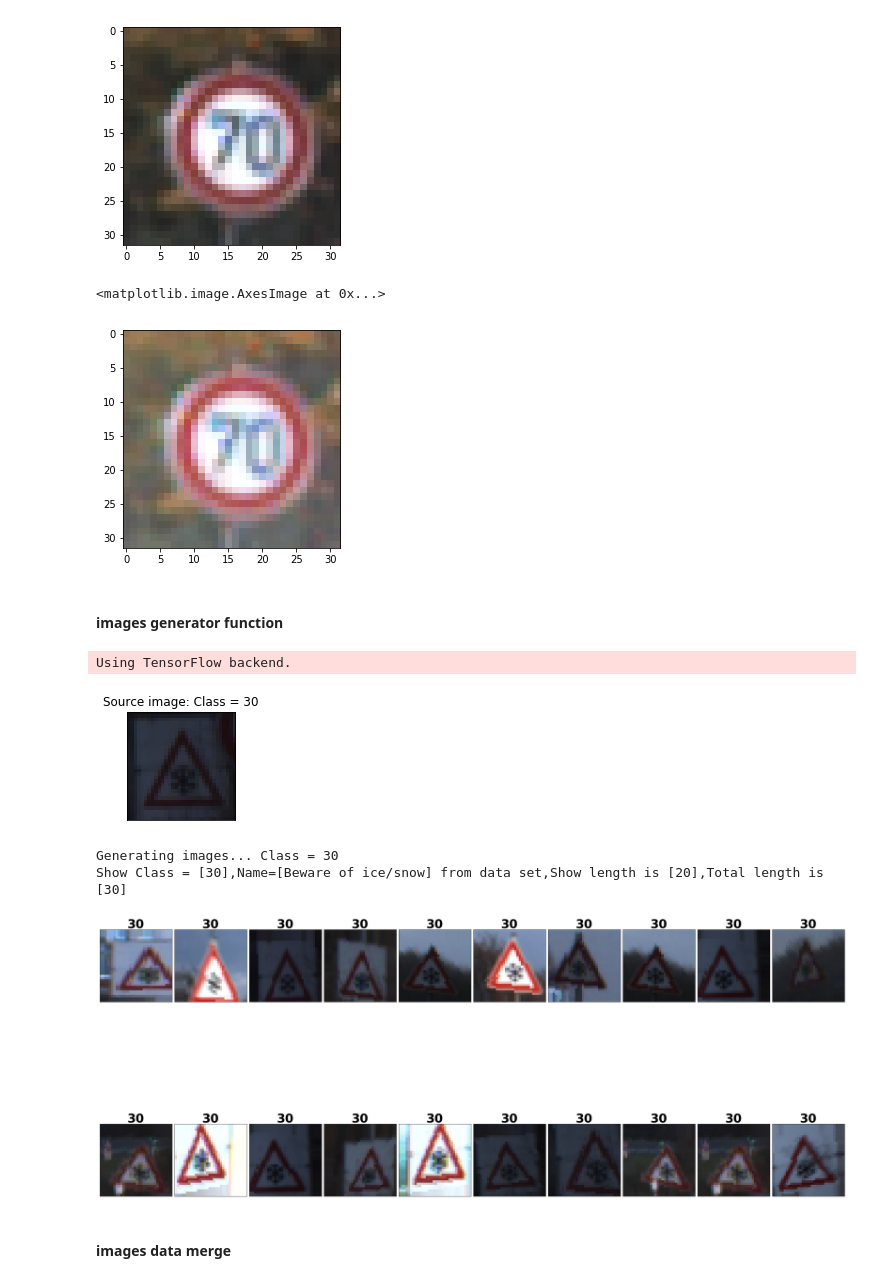
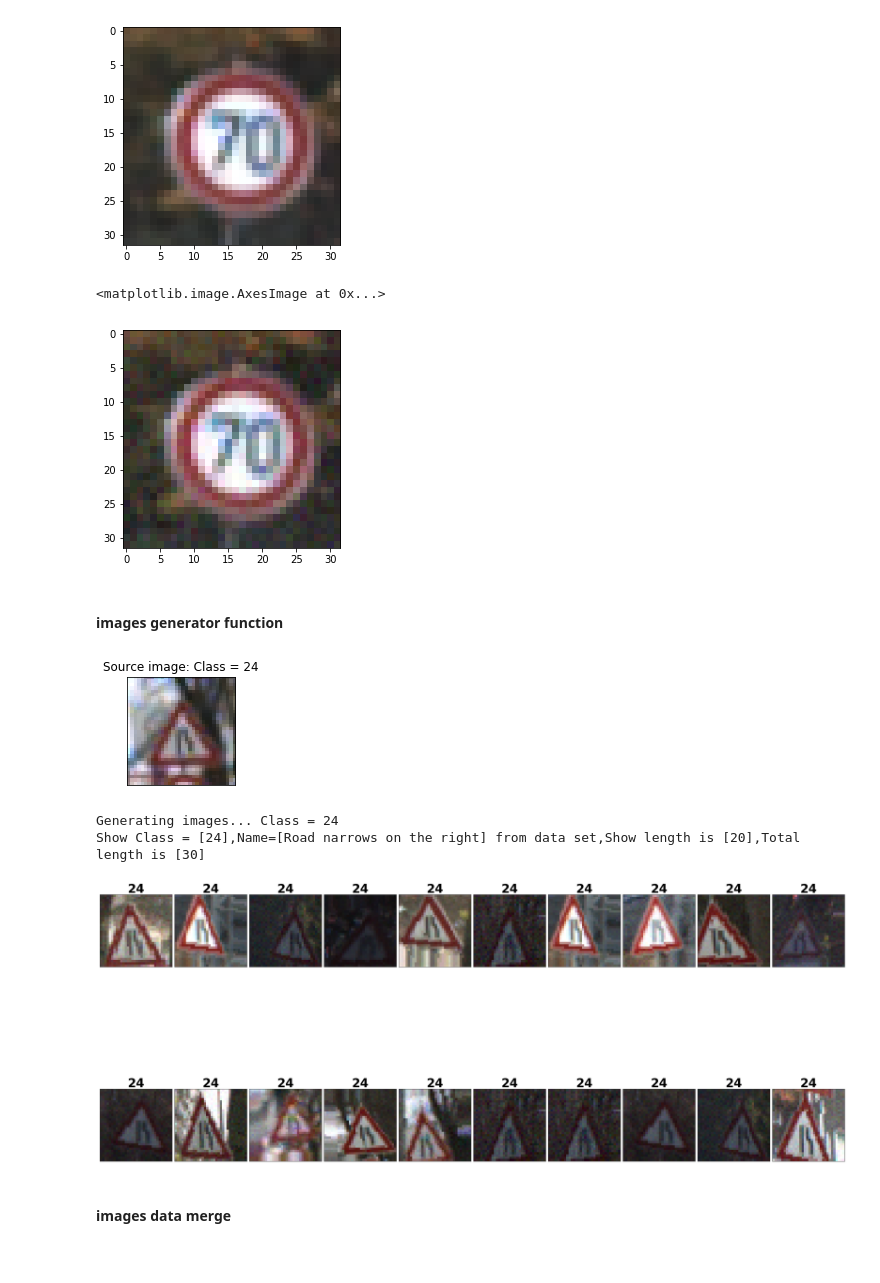
Before and after one commit to aimuch/CarND-Traffic-Sign-Classifier-Project, a Jupyter notebook: Traffic_Sign_Classifier.ipynb, the cells around one changed output. Cells and saved outputs as stored; diff of their text form; code cells hidden in the pictures.

```diff
--- a/Traffic_Sign_Classifier.ipynb
+++ b/Traffic_Sign_Classifier.ipynb
@@ -274,6 +274,7 @@ show_compared_histogram()
 #### Define series preprocess function
 # %%
 import cv2
+from skimage.util import random_noise
 
 def gamma_correction(image,gamma):
     """
@@ -295,14 +296,9 @@ def gamma_image(image,gamma=0.5):
     img_cvt[:,:,2] = gamma_correction(img_cvt[:,:,2],2*np.random.sample(1)+gamma)
     return cv2.cvtColor(img_cvt, cv2.COLOR_HSV2RGB)
 
-# def gaussian_noise(img):
-#     """"
-#     Gaussian noise function as expection of noise
-
-#     """
-#     from skimage.util import random_noise
-#     var = 0.001*np.random.random_sample(1)
-#     return np.uint8(255*random_noise(img/255, mode="gaussian",var=var))
+def gaussian_noise(img,mode='gaussian'):
+    var = 0.001*np.random.random_sample(1)
+    return np.uint8(255*random_noise(img/255.,mode=mode,var=var))
 
 def projection_transform(image,hlimit=14,wlimit=14):
     """
@@ -324,10 +320,16 @@ def projection_transform(image,hlimit=14,wlimit=14):
 
 
 def extend_images_process(img):
-    if np.random.sample(1)<0.5:
+    result = img
+    if np.random.sample(1)<0.3:
         result = gamma_image(img)
-    else:
+
+    if np.random.sample(1)<0.2:
         result = projection_transform(img)
+
+    if np.random.randint(1)<0.3:
+        result = gaussian_noise(img)
+
     return result
 # %%
 plt.imshow(X_train[8020])
@@ -335,10 +337,10 @@ plt.imshow(X_train[8020])
 <matplotlib.image.AxesImage at 0x...>
 [figure]
 # %%
-plt.imshow(extend_images_process(X_train[8020]))
+plt.imshow(gaussian_noise(X_train[8020]))
 # %% [output]
 <matplotlib.image.AxesImage at 0x...>
-[figure, old version]
+[figure, new version]
 # %% [markdown]
 #### images generator function
 # %%
@@ -349,7 +351,8 @@ datagen = ImageDataGenerator(rotation_range=5.,
                              zoom_range=0.2,
                              channel_shift_range=0.5,
                              width_shift_range=0.15,
-                             height_shift_range=0.15) # preprocessing_function=extend_images_process
+                             height_shift_range=0.15,
+                             preprocessing_function=extend_images_process) # preprocessing_function=extend_images_process
 
 def gen_class_images_show(X_data,y_data,x_class):
     images = np.copy(X_data[y_data==x_class])
@@ -375,15 +378,13 @@ def gen_class_images_show(X_data,y_data,x_class):
         break # 产生一次即可
 
     show_one_class_images(X_gen,y_gen,x_class,batch_size,withexample=False)
-# %% [output]
-Using TensorFlow backend.
 # %%
-gen_class_images_show(X_train,y_train,30)
+gen_class_images_show(X_train,y_train,24)
 # %% [output]
-[figure, old version]
+[figure, new version]
-Generating images... Class = 30
-Show Class = [30],Name=[Beware of ice/snow] from data set,Show length is [20],Total length is [30]
+Generating images... Class = 24
+Show Class = [24],Name=[Road narrows on the right] from data set,Show length is [20],Total length is [30]
-[figure, old version]
+[figure, new version]
 # %% [markdown]
 #### images data merge
 # %%
```
Also changed, not shown: parts of 32 cells of this notebook, 24 other files.
